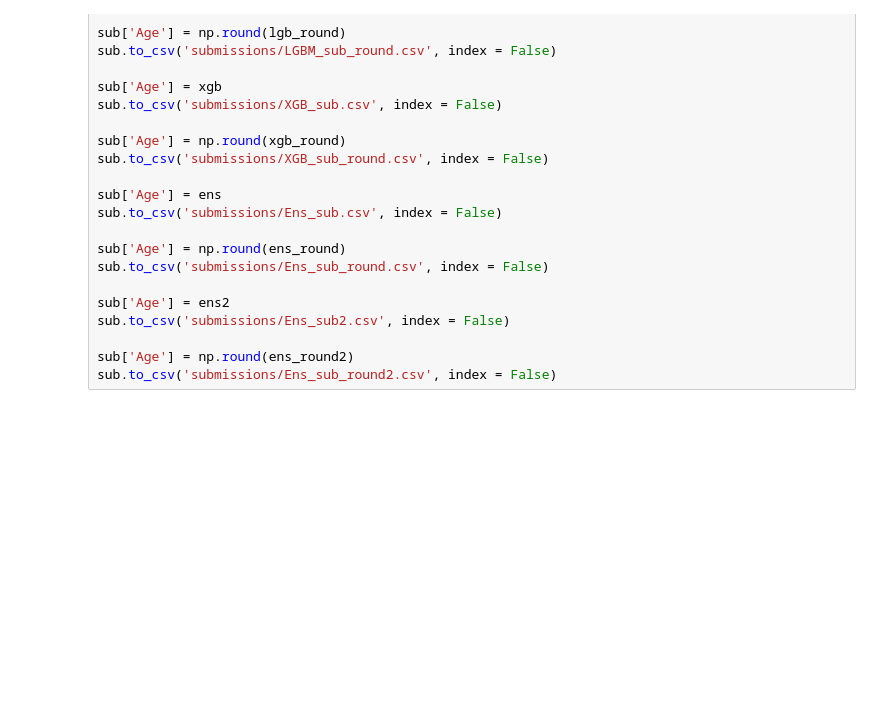
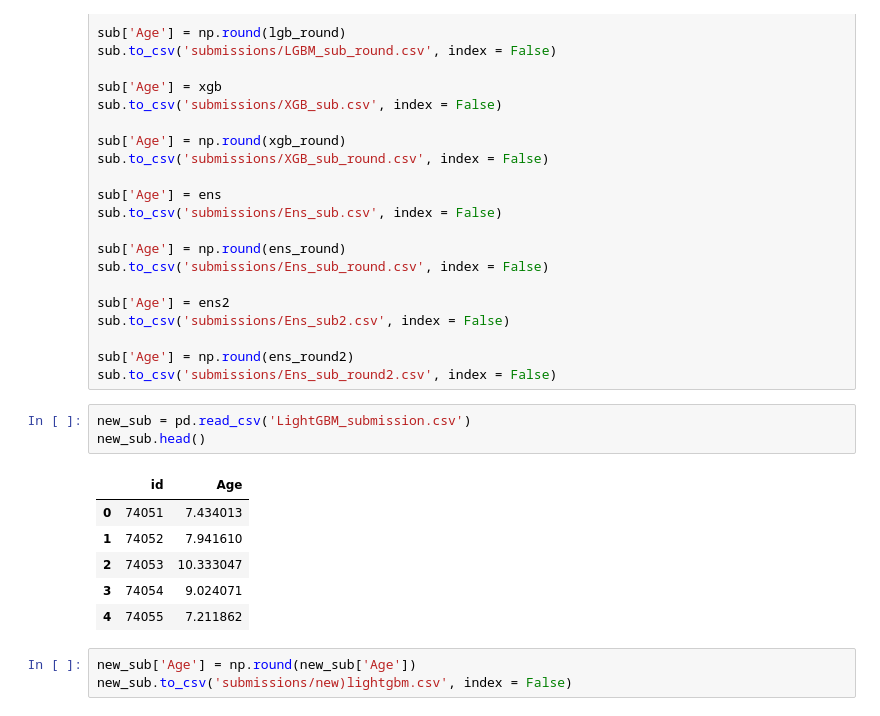
Before and after one commit to Evan-Callaghan/Kaggle, a Jupyter notebook: PlaygroundSeries/CrabAgePrediction/Untitled.ipynb, the cells around one changed output. Saved outputs shown, nothing was run; the diff lists cells and outputs as text; blank space fills up the shorter version.

```diff
--- a/PlaygroundSeries/CrabAgePrediction/Untitled.ipynb
+++ b/PlaygroundSeries/CrabAgePrediction/Untitled.ipynb
@@ -566,3 +686,16 @@ sub.to_csv('submissions/Ens_sub2.csv', index = False)
 
 sub['Age'] = np.round(ens_round2)
 sub.to_csv('submissions/Ens_sub_round2.csv', index = False)
+# %%
+new_sub = pd.read_csv('LightGBM_submission.csv')
+new_sub.head()
+# %% [output]
+|  | id | Age |
+| 0 | 74051 | 7.434013 |
+| 1 | 74052 | 7.941610 |
+| 2 | 74053 | 10.333047 |
+| 3 | 74054 | 9.024071 |
+| 4 | 74055 | 7.211862 |
+# %%
+new_sub['Age'] = np.round(new_sub['Age'])
+new_sub.to_csv('submissions/new)lightgbm.csv', index = False)
```
Also changed, not shown: parts of 18 cells of this notebook.
